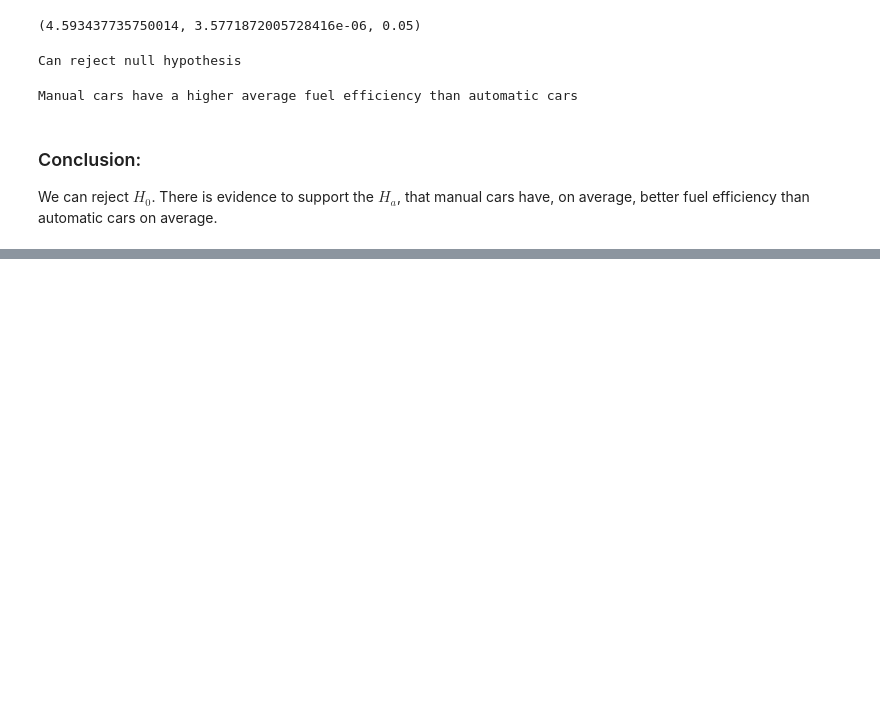
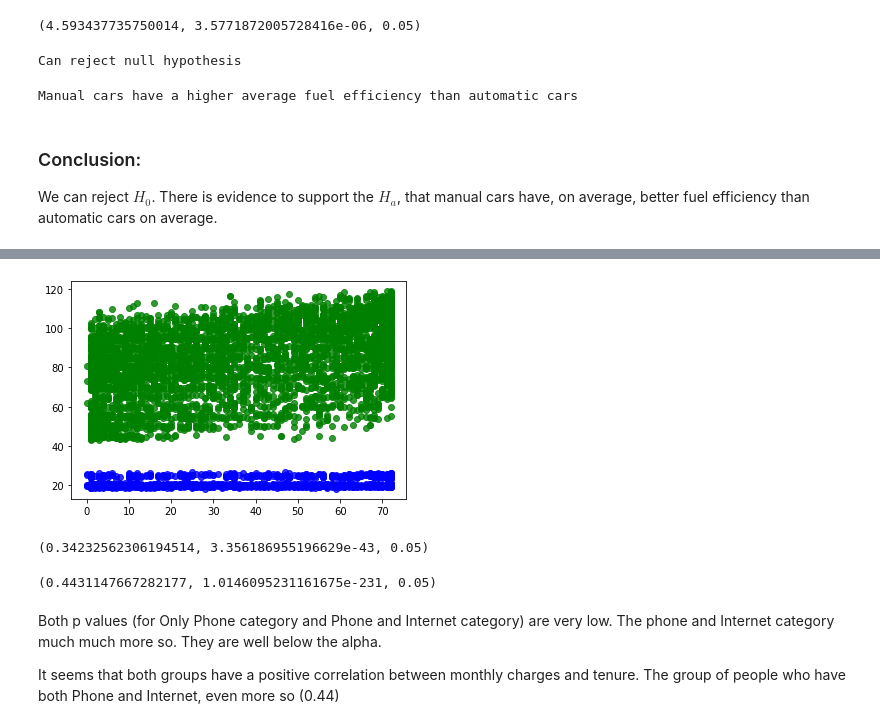
Before and after one commit to HeatherOrtegaMcMillan/statistics-exercises, a Jupyter notebook: hypothesis_testing.ipynb, the cells around one changed output, grey strips where cells are left out. Saved outputs shown, nothing was run; the diff lists cells and outputs as text; code cells hidden in the pictures; blank space fills up the shorter version.

```diff
--- a/hypothesis_testing.ipynb
+++ b/hypothesis_testing.ipynb
@@ -348,0 +452,37 @@ We can reject $H_{0}$. There is evidence to support the $H_{a}$, that manual car
+# %%
+# get tenure and monthly charges for only phone
+# should be(1526 rows)
+has_phone_service = df[df.phone_service == 'Yes']
+only_phone = has_phone_service[has_phone_service.internet_service_type == 'None']
+
+op_monthly = only_phone.monthly_charges
+op_tenure = only_phone.tenure
+# %%
+# get tenure and monthly charges for phone & internet
+# should be (4835 rows)
+phone_internet = has_phone_service[has_phone_service.internet_service_type != 'None']
+
+pi_monthly = phone_internet.monthly_charges
+pi_tenure = phone_internet.tenure
+# %%
+# graph both (so many dots!!)
+
+plt.scatter(op_tenure, op_monthly, c = 'blue', alpha = .8)
+plt.scatter(pi_tenure, pi_monthly, c = 'green', alpha = .8)
+plt.show()
+# %% [output]
+[figure, added]
+# %%
+op_corr, op_p = stats.pearsonr(op_tenure, op_monthly)
+op_corr, op_p, alpha
+# %% [output]
+(0.34232562306194514, 3.356186955196629e-43, 0.05)
+# %%
+pi_corr, pi_p = stats.pearsonr(pi_tenure, pi_monthly)
+pi_corr, pi_p, alpha
+# %% [output]
+(0.4431147667282177, 1.0146095231161675e-231, 0.05)
+# %% [markdown]
+Both p values (for Only Phone category and Phone and Internet category) are very low. The phone and Internet category much much more so. They are well below the alpha.
+
+It seems that both groups have a positive correlation between monthly charges and tenure. The group of people who have both Phone and Internet, even more so (0.44)
```
Also changed, not shown: parts of 36 cells of this notebook.
